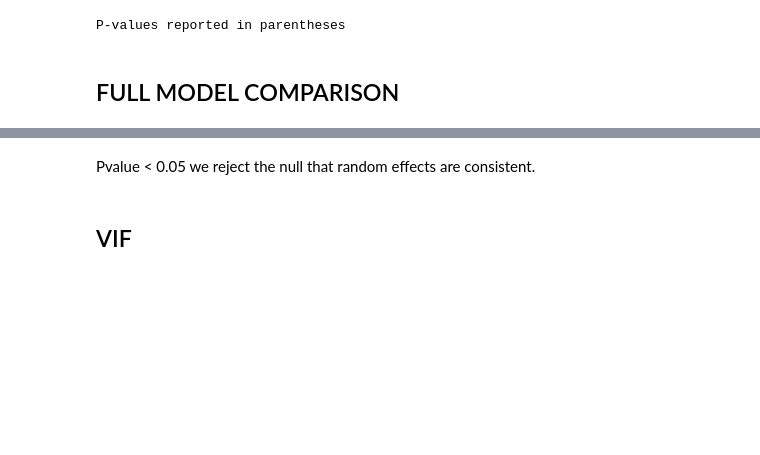
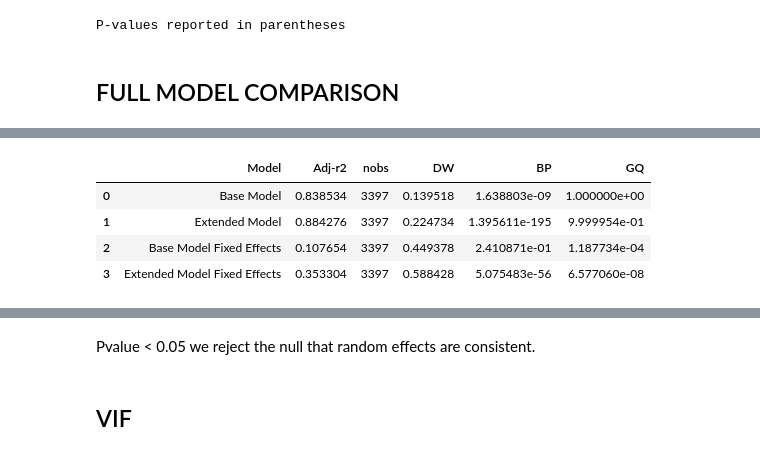
Before and after one commit to jaimeoliver1/social_capital_in_trade_networks, a Jupyter notebook: notebooks/01_01_linear_models_social_capital.ipynb, the cells around one changed output, grey strips where cells are left out. Cells and saved outputs as stored; diff of their text form; code cells hidden in the pictures; blank space fills up the shorter version.

```diff
--- a/notebooks/01_01_linear_models_social_capital.ipynb
+++ b/notebooks/01_01_linear_models_social_capital.ipynb
@@ -248,6 +248,10 @@ Model Comparison
 P-values reported in parentheses
 # %% [markdown]
 ## FULL MODEL COMPARISON
+# %%
+def adj_rsquared(model):
+    adj_rsquared = 1 - (model.nobs-1)/model.df_resid * (1-model.rsquared)
+    return adj_rsquared
 # %%
 reduced_terms_regression = ' + '.join(reduced_terms_list)
 # %%
@@ -313,3 +319,21 @@ P-values reported in parentheses
+# %%
+from statsmodels.stats.stattools import durbin_watson
+from statsmodels.stats.diagnostic import het_breuschpagan, het_goldfeldquandt
+
+
+df_extra = pd.DataFrame({'Model':[k for k,v in model_dict.items()],
+                         'Adj-r2':[adj_rsquared(v) for k,v in model_dict.items()],
+                         'nobs':[v.nobs for k,v in model_dict.items()],
+                         'DW':[durbin_watson(v.resids) for k,v in model_dict.items()],
+                         'BP':[het_breuschpagan(v.resids, v.model.exog.dataframe.values)[1] for k,v in model_dict.items()],
+                         'GQ':[het_goldfeldquandt(v.resids, v.model.exog.dataframe.values)[1] for k,v in model_dict.items()]})
+df_extra
+# %% [output]
+|  | Model | Adj-r2 | nobs | DW | BP | GQ |
+| 0 | Base Model | 0.838534 | 3397 | 0.139518 | 1.638803e-09 | 1.000000e+00 |
+| 1 | Extended Model | 0.884276 | 3397 | 0.224734 | 1.395611e-195 | 9.999954e-01 |
+| 2 | Base Model Fixed Effects | 0.107654 | 3397 | 0.449378 | 2.410871e-01 | 1.187734e-04 |
+| 3 | Extended Model Fixed Effects | 0.353304 | 3397 | 0.588428 | 5.075483e-56 | 6.577060e-08 |
 # %%
 def hausman(fe, re):
     b = fe.params
```
Also changed, not shown: parts of 13 cells of this notebook, 3 other files.
